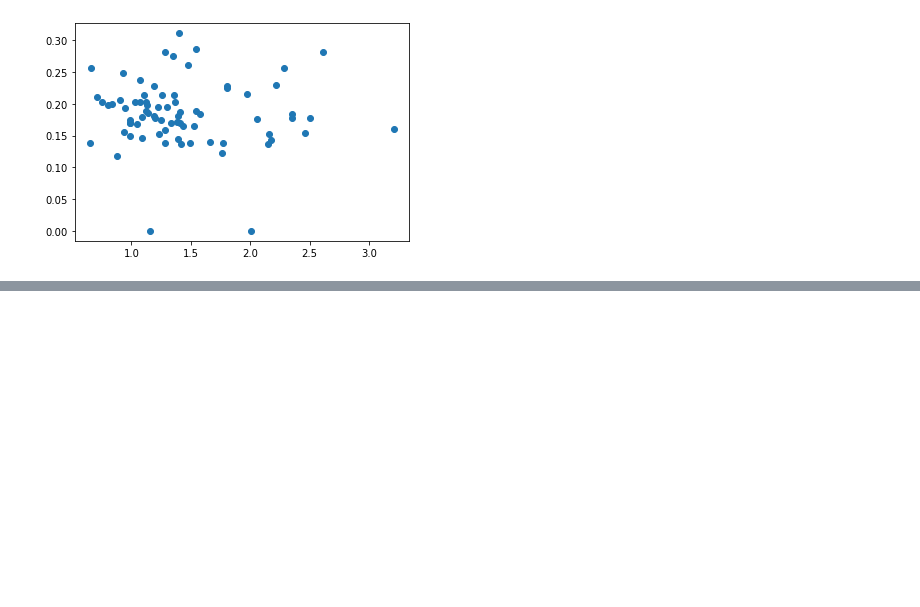
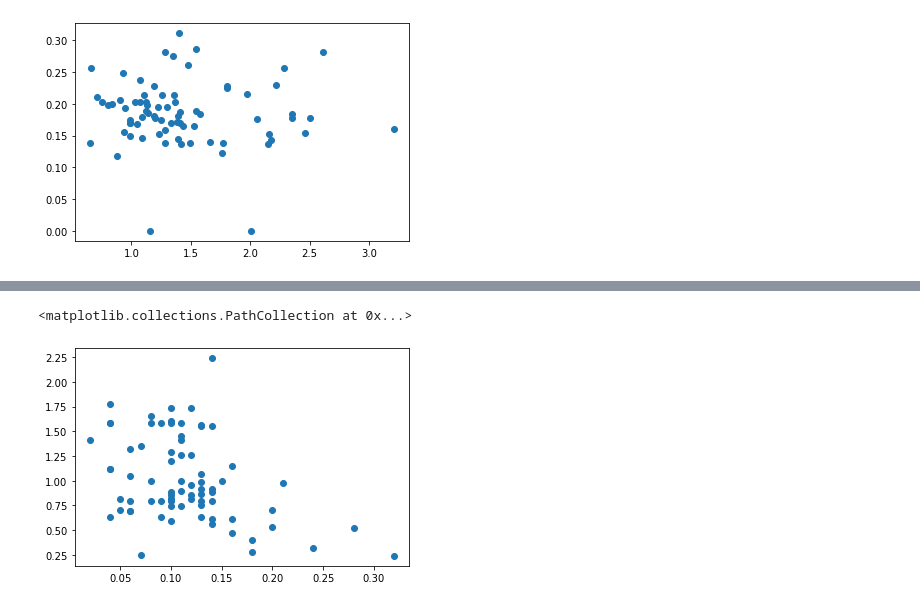
Before and after one commit to drvdputt/dust_fuse_h2, a Jupyter notebook: h2-details.ipynb, the cells around one changed output, grey strips where cells are left out. Cells and saved outputs as stored; diff of their text form; code cells hidden in the pictures; blank space fills up the shorter version.

```diff
--- a/h2-details.ipynb
+++ b/h2-details.ipynb
@@ -216,0 +204,8 @@ plt.scatter(data['NH_AV'], t35)
+# %%
+#opr = sum([h2data[f'nj{i}'] for i in range(1, 8, 2)]) / sum([h2data[f'nj{i}'] for i in range(0, 7, 2)])
+opr = h2data['nj1'] / h2data['nj0']
+# %%
+plt.scatter(data["CAV4"],opr)
+# %% [output]
+<matplotlib.collections.PathCollection at 0x...>
+[figure, added]
```
Also changed, not shown: parts of 9 cells of this notebook, 3 other files.
